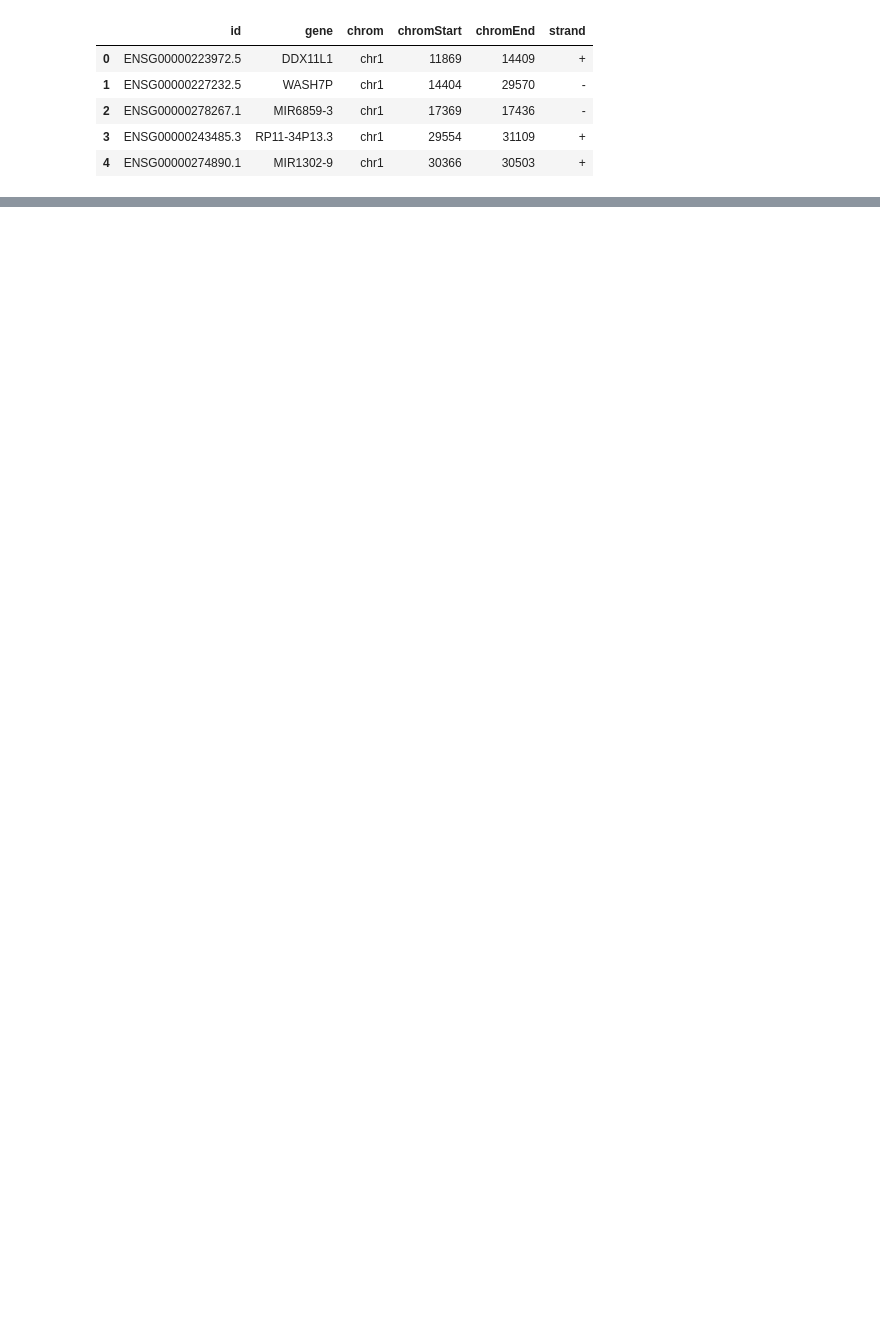
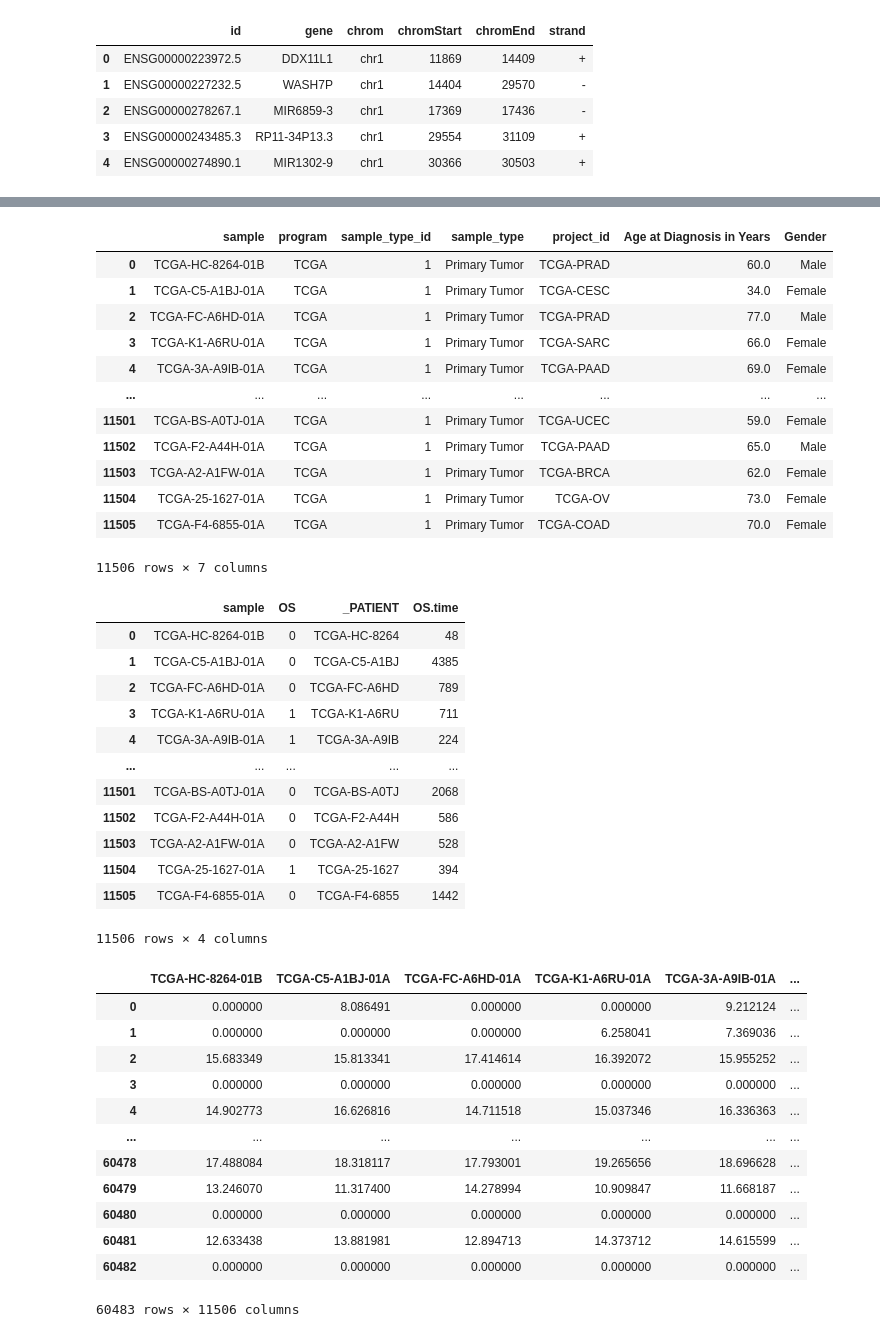
Before and after one commit to erincameron11/survival-analysis-tool, a Jupyter notebook: DataAnalysis.ipynb, the cells around one changed output, grey strips where cells are left out. Drawn from its saved outputs; the diff is of its cells as text; code cells hidden in the pictures; blank space fills up the shorter version.

Commit message:
complete gene mapping, and sample alignment

```diff
--- a/DataAnalysis.ipynb
+++ b/DataAnalysis.ipynb
@@ -173,0 +121,3 @@ merged_df = pd.merge(df, mapping, on='xena_sample', how='left')
+# %%
+# Read in the survival phenotype data
+df_survival_phenotype = pd.read_csv('./data/GDC-PANCAN.survival.tsv', sep='\t')
@@ -173,0 +146,14 @@ merged_df = pd.merge(df, mapping, on='xena_sample', how='left')
+# %%
+# Create a list of all samples
+samples_rna = list(df_merged.columns)
+samples_pheno = list(df_basic_phenotype['sample'].values)
+samples_survival = list(df_survival_phenotype['sample'].values)
+# %%
+# Find all common samples in all three lists
+common_samples = list(set(samples_rna) & set(samples_pheno) & set(samples_survival))
+# %%
+# Subset and reorder all three datasets by common_samples
+# Filter merged_df by columns in common_samples
+df_merged_filtered = df_merged[common_samples]
+df_basic_phenotype_filtered = df_basic_phenotype[df_basic_phenotype['sample'].isin(common_samples)]
+df_survival_phenotype_filtered = df_survival_phenotype[df_survival_phenotype['sample'].isin(common_samples)]
@@ -173,0 +184,48 @@ merged_df = pd.merge(df, mapping, on='xena_sample', how='left')
+# %%
+# Reorder phenotype and survival dataframes to match the columns of the rna matrix
+column_order = list(df_merged_filtered.columns)
+df_basic_phenotype_filtered_ordered = df_basic_phenotype_filtered.set_index('sample').loc[column_order].reset_index()
+df_survival_phenotype_filtered_ordered = df_survival_phenotype_filtered.set_index('sample').loc[column_order].reset_index()
+# display(df_basic_phenotype_filtered_ordered)
+# display(df_survival_phenotype_filtered_ordered)
+# display(df_merged_filtered)
+# %% [output]
+|  | sample | program | sample_type_id | sample_type | project_id | Age at Diagnosis in Years | Gender |
+| 0 | TCGA-HC-8264-01B | TCGA | 1 | Primary Tumor | TCGA-PRAD | 60.0 | Male |
+| 1 | TCGA-C5-A1BJ-01A | TCGA | 1 | Primary Tumor | TCGA-CESC | 34.0 | Female |
+| 2 | TCGA-FC-A6HD-01A | TCGA | 1 | Primary Tumor | TCGA-PRAD | 77.0 | Male |
+| 3 | TCGA-K1-A6RU-01A | TCGA | 1 | Primary Tumor | TCGA-SARC | 66.0 | Female |
+| 4 | TCGA-3A-A9IB-01A | TCGA | 1 | Primary Tumor | TCGA-PAAD | 69.0 | Female |
+| ... | ... | ... | ... | ... | ... | ... | ... |
+| 11501 | TCGA-BS-A0TJ-01A | TCGA | 1 | Primary Tumor | TCGA-UCEC | 59.0 | Female |
+| 11502 | TCGA-F2-A44H-01A | TCGA | 1 | Primary Tumor | TCGA-PAAD | 65.0 | Male |
+| 11503 | TCGA-A2-A1FW-01A | TCGA | 1 | Primary Tumor | TCGA-BRCA | 62.0 | Female |
+| 11504 | TCGA-25-1627-01A | TCGA | 1 | Primary Tumor | TCGA-OV | 73.0 | Female |
+| 11505 | TCGA-F4-6855-01A | TCGA | 1 | Primary Tumor | TCGA-COAD | 70.0 | Female |
+11506 rows × 7 columns
+|  | sample | OS | _PATIENT | OS.time |
+| 0 | TCGA-HC-8264-01B | 0 | TCGA-HC-8264 | 48 |
+| 1 | TCGA-C5-A1BJ-01A | 0 | TCGA-C5-A1BJ | 4385 |
+| 2 | TCGA-FC-A6HD-01A | 0 | TCGA-FC-A6HD | 789 |
+| 3 | TCGA-K1-A6RU-01A | 1 | TCGA-K1-A6RU | 711 |
+| 4 | TCGA-3A-A9IB-01A | 1 | TCGA-3A-A9IB | 224 |
+| ... | ... | ... | ... | ... |
+| 11501 | TCGA-BS-A0TJ-01A | 0 | TCGA-BS-A0TJ | 2068 |
+| 11502 | TCGA-F2-A44H-01A | 0 | TCGA-F2-A44H | 586 |
+| 11503 | TCGA-A2-A1FW-01A | 0 | TCGA-A2-A1FW | 528 |
+| 11504 | TCGA-25-1627-01A | 1 | TCGA-25-1627 | 394 |
+| 11505 | TCGA-F4-6855-01A | 0 | TCGA-F4-6855 | 1442 |
+11506 rows × 4 columns
+|  | TCGA-HC-8264-01B | TCGA-C5-A1BJ-01A | TCGA-FC-A6HD-01A | TCGA-K1-A6RU-01A | TCGA-3A-A9IB-01A | ... |
+| 0 | 0.000000 | 8.086491 | 0.000000 | 0.000000 | 9.212124 | ... |
+| 1 | 0.000000 | 0.000000 | 0.000000 | 6.258041 | 7.369036 | ... |
+| 2 | 15.683349 | 15.813341 | 17.414614 | 16.392072 | 15.955252 | ... |
+| 3 | 0.000000 | 0.000000 | 0.000000 | 0.000000 | 0.000000 | ... |
+| 4 | 14.902773 | 16.626816 | 14.711518 | 15.037346 | 16.336363 | ... |
+| ... | ... | ... | ... | ... | ... | ... |
+| 60478 | 17.488084 | 18.318117 | 17.793001 | 19.265656 | 18.696628 | ... |
+| 60479 | 13.246070 | 11.317400 | 14.278994 | 10.909847 | 11.668187 | ... |
+| 60480 | 0.000000 | 0.000000 | 0.000000 | 0.000000 | 0.000000 | ... |
+| 60481 | 12.633438 | 13.881981 | 12.894713 | 14.373712 | 14.615599 | ... |
+| 60482 | 0.000000 | 0.000000 | 0.000000 | 0.000000 | 0.000000 | ... |
+60483 rows × 11506 columns
```
Also changed, not shown: parts of 25 cells of this notebook, 3 other files.
